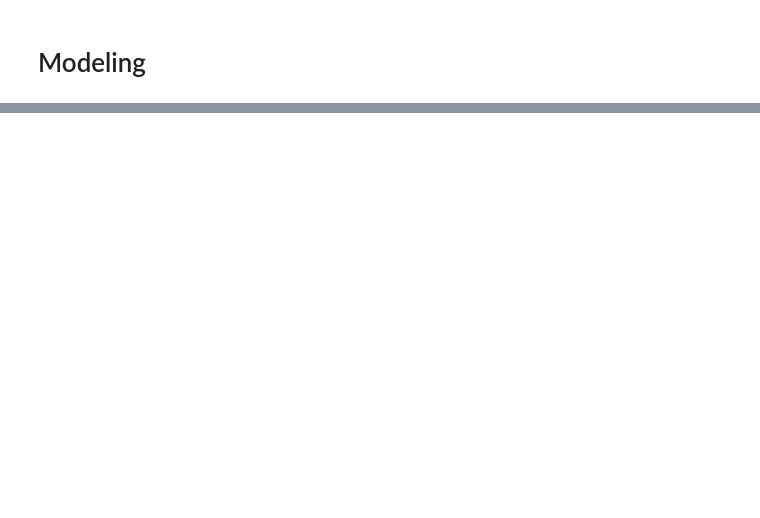
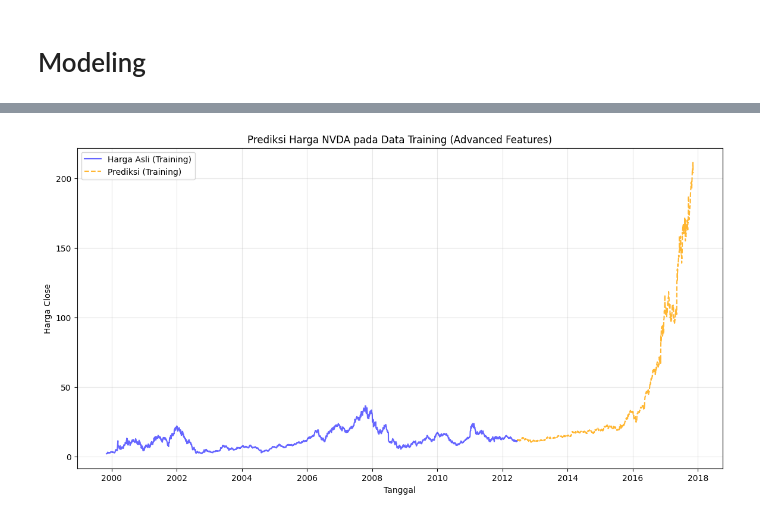
Before and after one commit to Dafalahl/NVIDIA-Stock-Price-Prediction-using-Time-Series, a Jupyter notebook: nvidia_stock_prediction.ipynb, the cells around one changed output, grey strips where cells are left out. Cells and saved outputs as stored; diff of their text form; code cells hidden in the pictures; blank space fills up the shorter version.

```diff
--- a/nvidia_stock_prediction.ipynb
+++ b/nvidia_stock_prediction.ipynb
@@ -116,3 +114,21 @@ Root Mean Squared Error (RMSE): 0.3274
+# %%
+# --- VISUALISASI TRAINING DATA ---
+plt.figure(figsize=(14, 7))
+
+# Plot harga asli training
+plt.plot(X_train.index, Y_train, label='Harga Asli (Training)', color='blue', alpha=0.6)
+
+# Plot prediksi training
+plt.plot(X_test.index, lr_pred, label='Prediksi (Training)', color='orange', linestyle='--', alpha=0.8)
+
+plt.title('Prediksi Harga NVDA pada Data Training (Advanced Features)')
+plt.xlabel('Tanggal')
+plt.ylabel('Harga Close')
+plt.legend()
+plt.grid(True, alpha=0.3)
+plt.savefig('visualisasi_training_data_advanced.png')
+# %% [output]
+[figure, added]
 # %%
 # Melihat Feature berpengaruh
 importances = np.abs(lr_model.coef_)
```
Also changed, not shown: parts of 13 cells of this notebook.
